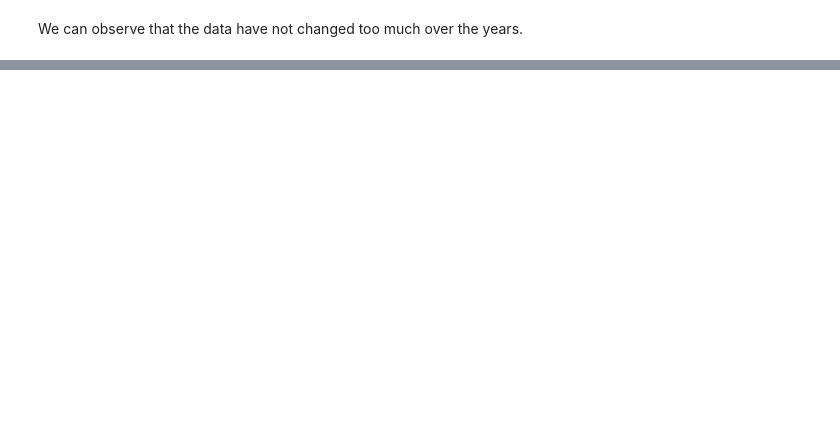
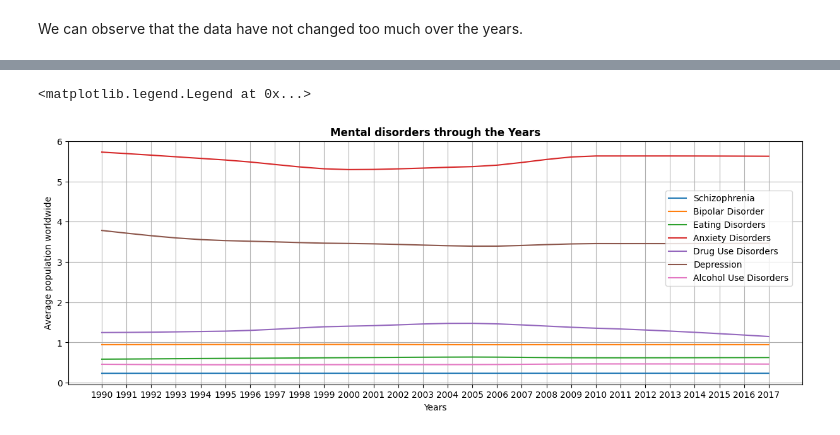
Before and after one commit to AlessandroSignoretto/Social_research_project, a Jupyter notebook: Social_research_project.ipynb, the cells around one changed output, grey strips where cells are left out. Drawn from its saved outputs; the diff is of its cells as text; code cells hidden in the pictures; blank space fills up the shorter version.

Commit message:
Italy analysis

```diff
--- a/Social_research_project.ipynb
+++ b/Social_research_project.ipynb
@@ -285,0 +265,22 @@ memory usage: 3.5+ KB
+# %%
+plt.figure(figsize = (15,5))
+
+sns.lineplot(data=Italy, x="Year", y="Schizophrenia (%)", label="Schizophrenia")
+sns.lineplot(data=Italy, x="Year", y="Bipolar disorder (%)", label="Bipolar Disorder")
+sns.lineplot(data=Italy, x="Year", y="Eating disorders (%)", label="Eating Disorders")
+sns.lineplot(data=Italy, x="Year", y="Anxiety disorders (%)", label="Anxiety Disorders")
+sns.lineplot(data=Italy, x="Year", y="Drug use disorders (%)", label="Drug Use Disorders")
+sns.lineplot(data=Italy, x="Year", y="Depression (%)", label="Depression")
+sns.lineplot(data=Italy, x="Year", y="Alcohol use disorders (%)", label="Alcohol Use Disorders")
+
+plt.title('Mental disorders through the Years',
+          fontweight='bold')
+plt.ylabel('Average population worldwide')
+plt.xlabel('Years')
+
+plt.grid(True)
+
+plt.legend(loc='center', bbox_to_anchor=(0.9, 0.6))
+# %% [output]
+<matplotlib.legend.Legend at 0x...>
+[figure, added]
```
Also changed, not shown: parts of 10 cells of this notebook.
